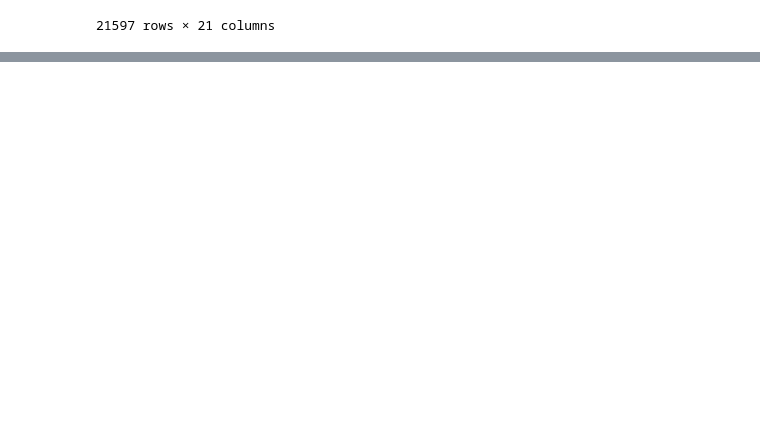
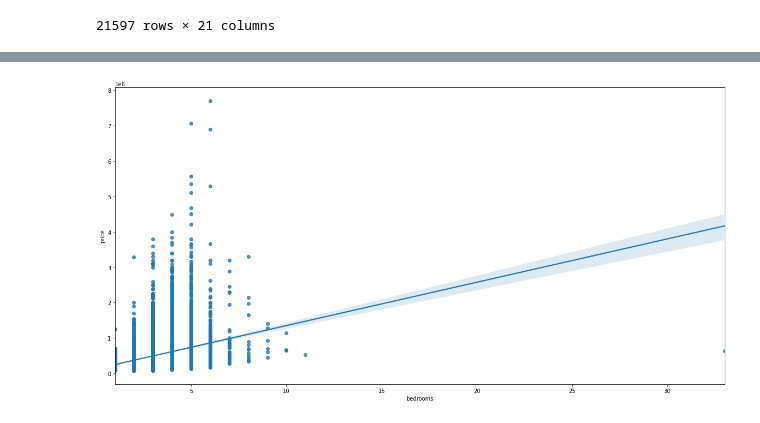
Before and after one commit to kjkahalley/King-County-housing-analysis, a Jupyter notebook: notebooks/exploratory/Griffin/project_notebook.ipynb, the cells around one changed output, grey strips where cells are left out. Saved outputs shown, nothing was run; the diff lists cells and outputs as text; code cells hidden in the pictures; blank space fills up the shorter version.

```diff
--- a/notebooks/exploratory/Griffin/project_notebook.ipynb
+++ b/notebooks/exploratory/Griffin/project_notebook.ipynb
@@ -34,0 +97,5 @@ df = data.drop()
+# %%
+fig, ax = plt.subplots(figsize=(20, 10))
+sns.regplot(df['bedrooms'], df['price']);
+# %% [output]
+[figure, added]
```
Also changed, not shown: parts of 13 cells of this notebook, 1 other file.
